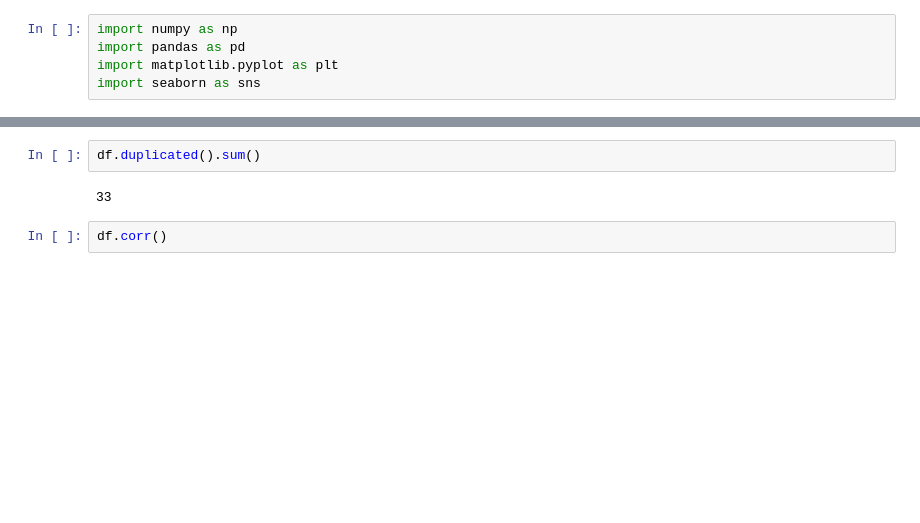
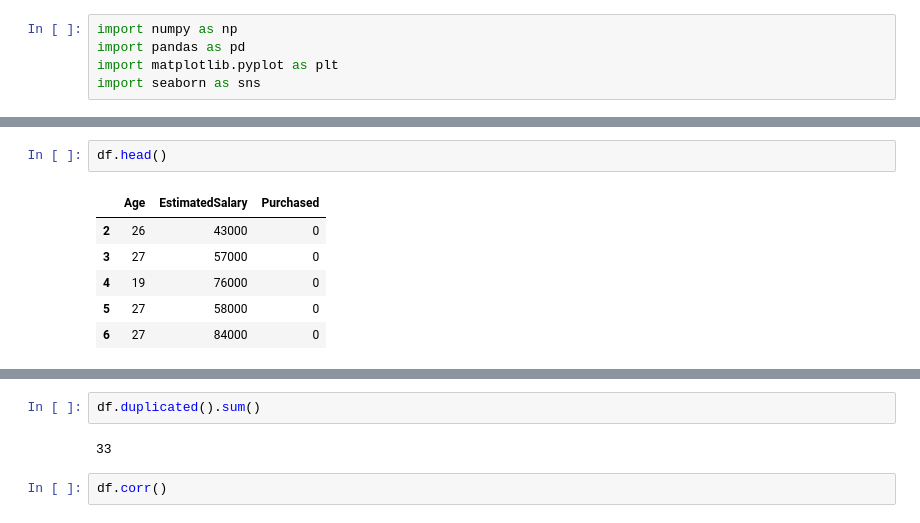
Before and after one commit to affanm16/ML, a Jupyter notebook: standardization.ipynb, the cells around one changed output, grey strips where cells are left out. Saved outputs shown, nothing was run; the diff lists cells and outputs as text; blank space fills up the shorter version.

```diff
--- a/standardization.ipynb
+++ b/standardization.ipynb
@@ -16,0 +19,9 @@ df.head()
+# %%
+df.head()
+# %% [output]
+|  | Age | EstimatedSalary | Purchased |
+| 2 | 26 | 43000 | 0 |
+| 3 | 27 | 57000 | 0 |
+| 4 | 19 | 76000 | 0 |
+| 5 | 27 | 58000 | 0 |
+| 6 | 27 | 84000 | 0 |
```
Also changed, not shown: parts of 16 cells of this notebook.
